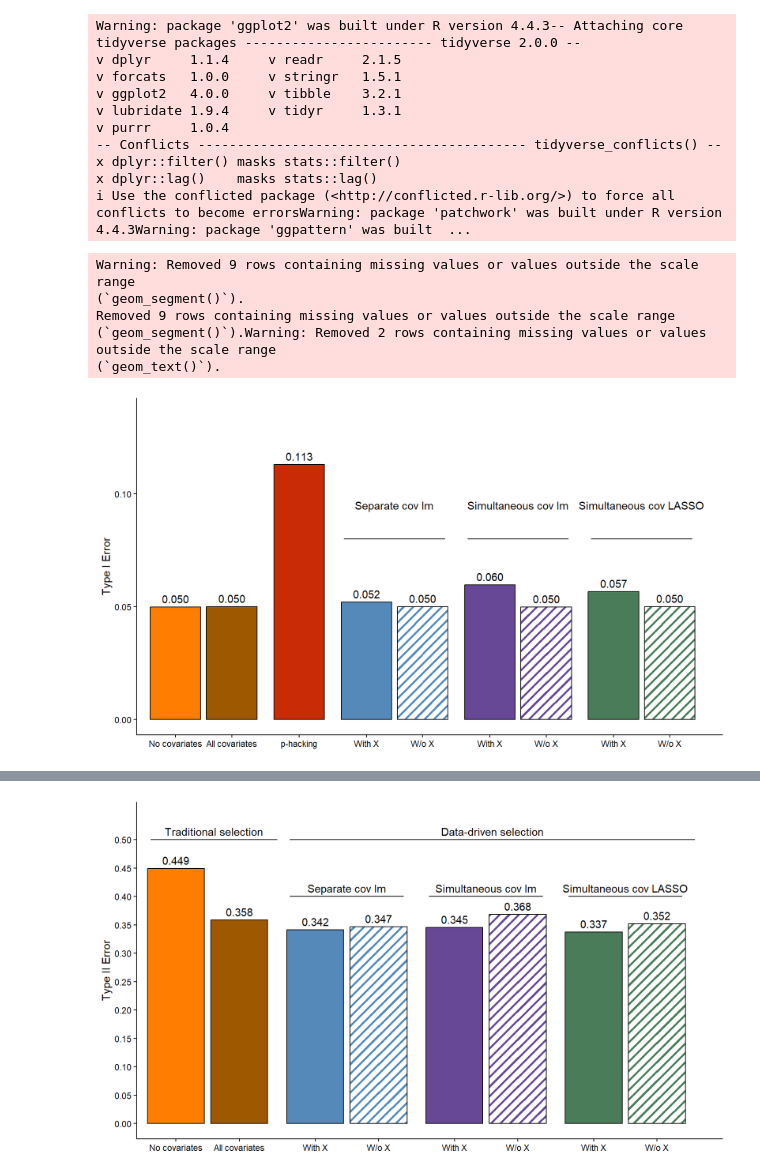
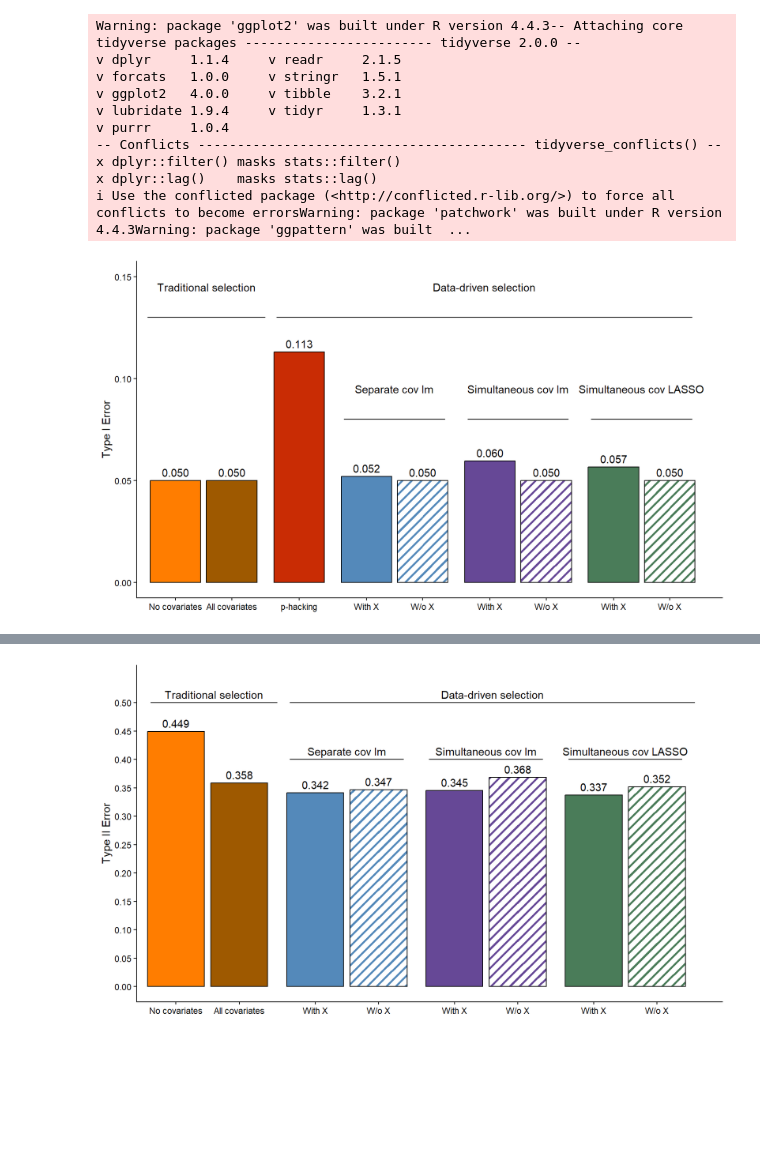
Before and after one commit to jjcurtin/study_cov, a Jupyter notebook: notebooks/mak_figures.embed.ipynb, the cells around one changed output, grey strips where cells are left out. Drawn from its saved outputs; the diff is of its cells as text; code cells hidden in the pictures; blank space fills up the shorter version.

```diff
--- a/notebooks/mak_figures.embed.ipynb
+++ b/notebooks/mak_figures.embed.ipynb
@@ -90,7 +90,7 @@ segment_labels <- tibble::tibble(
         mean(c(4.0, 5.8)),
         mean(c(6.2, 8.0)),
         mean(c(8.4, 10.2))),
-  y = c(.22, .22, .08, .08, .08) + 0.015,
+  y = c(.13, .13, .08, .08, .08) + 0.015,
   label = c("Traditional selection", "Data-driven selection", "Separate cov lm", "Simultaneous cov lm", "Simultaneous cov LASSO")
 )
 
@@ -108,43 +108,38 @@ ggplot(
     pattern_spacing = 0.02,
     color = "black"
   ) +
-  geom_segment(aes(y = .22, x = .5, xend = 2.6)) +
-  geom_segment(aes(y = .22, x = 2.8, xend = 10.2)) +
+  geom_segment(aes(y = .13, x = .5, xend = 2.6)) +
+  geom_segment(aes(y = .13, x = 2.8, xend = 10.2)) +
   geom_segment(aes(y = .08, x = 4.0, xend = 5.8)) +
   geom_segment(aes(y = .08, x = 6.2, xend = 8.0)) +
   geom_segment(aes(y = .08, x = 8.4, xend = 10.2)) +
   geom_text(
     aes(label = sprintf("%.3f", type_I)),
     vjust = -0.5
   ) +
     geom_text(
     data = segment_labels,
     aes(x = x, y = y, label = label),
     inherit.aes = FALSE
   ) +
   labs(x = NULL, y = "Type I Error") +
   scale_y_continuous(
-    limits = c(0, max(type_I_summary$type_I) * 1.2),
-    breaks = seq(0, max(type_I_summary$type_I) * 1.2, by = 0.05)
+    limits = c(0, .15),
+    breaks = seq(0, .15, by = 0.05)
   ) +
   # numeric x with custom breaks/labels; gaps are just extra space between positions
   scale_x_continuous(
     breaks = x_breaks,
     labels = x_labels,
     expand = expansion(mult = c(0.02, 0.05))
   ) +
   scale_pattern_manual(values = method_patterns) +
   scale_fill_manual(values = method_colors) +
   theme(
     legend.position = "none"
   )
 # %% [output]
-Warning: Removed 9 rows containing missing values or values outside the scale range
-(`geom_segment()`).
-Removed 9 rows containing missing values or values outside the scale range
-(`geom_segment()`).Warning: Removed 2 rows containing missing values or values outside the scale range
-(`geom_text()`).
-[figure, old version]
+[figure, new version]
 # %%
 observations <- d_0 |>
   group_by(method, n_obs) |>
```
Also changed, not shown: parts of 2 cells of this notebook, 16 other files.
